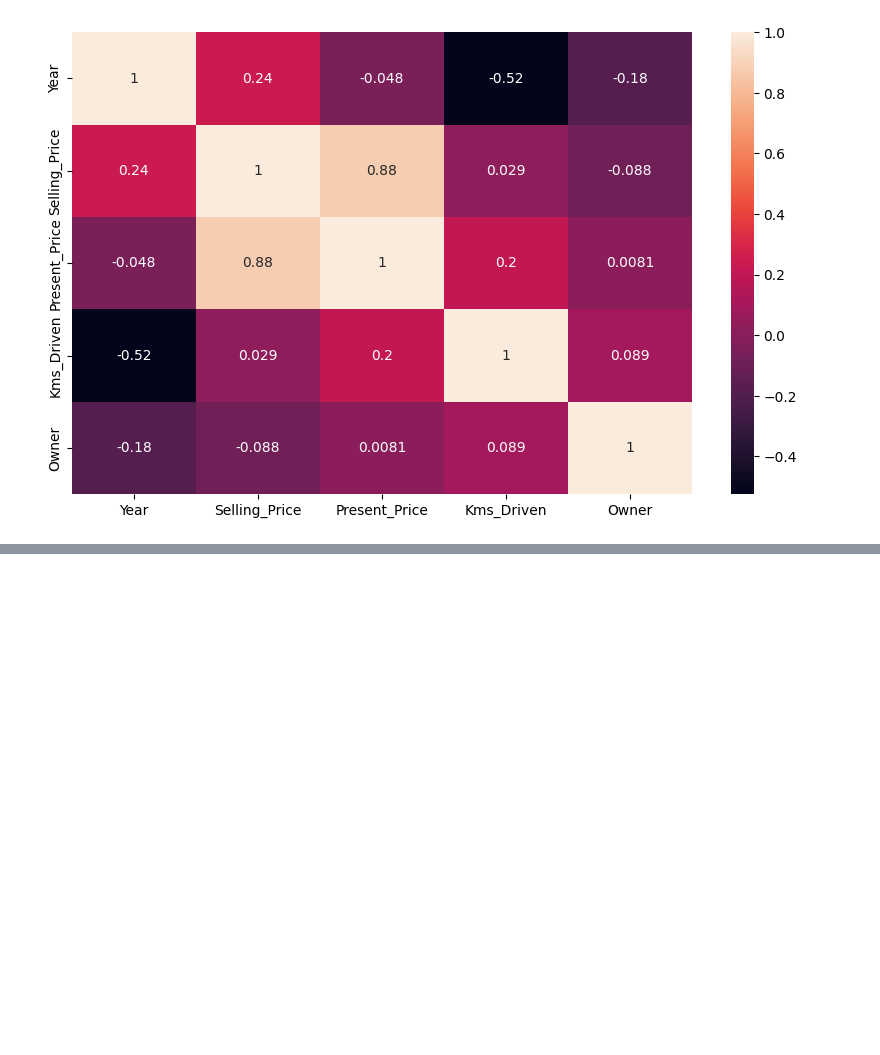
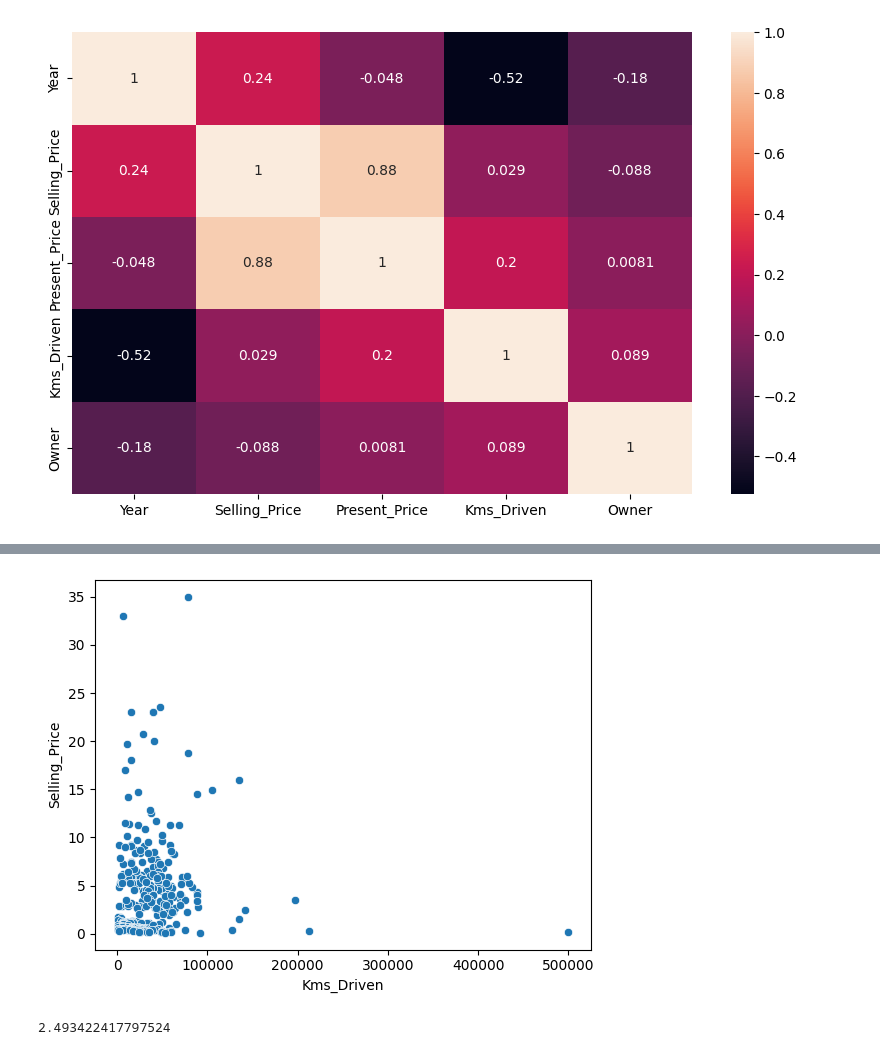
Before and after one commit to laya-07/Used-car-price-prediction, a Jupyter notebook: notebooks/project_start.ipynb, the cells around one changed output, grey strips where cells are left out. Cells and saved outputs as stored; diff of their text form; code cells hidden in the pictures; blank space fills up the shorter version.

```diff
--- a/notebooks/project_start.ipynb
+++ b/notebooks/project_start.ipynb
@@ -93,0 +110,9 @@ plt.show()
+# %%
+sns.scatterplot(x='Kms_Driven', y='Selling_Price', data=df)
+plt.show()
+# %% [output]
+[figure, added]
+# %%
+print(df['Selling_Price'].skew())
+# %% [output]
+2.493422417797524
```
Also changed, not shown: parts of 5 cells of this notebook, 1 other file.
